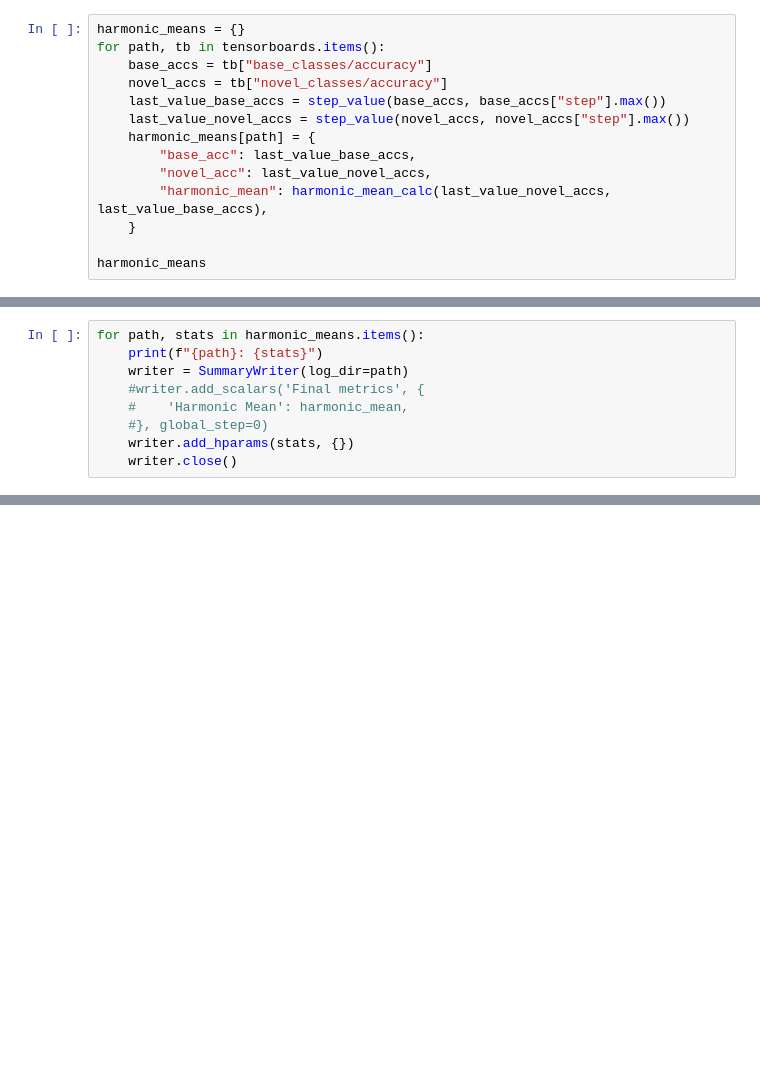
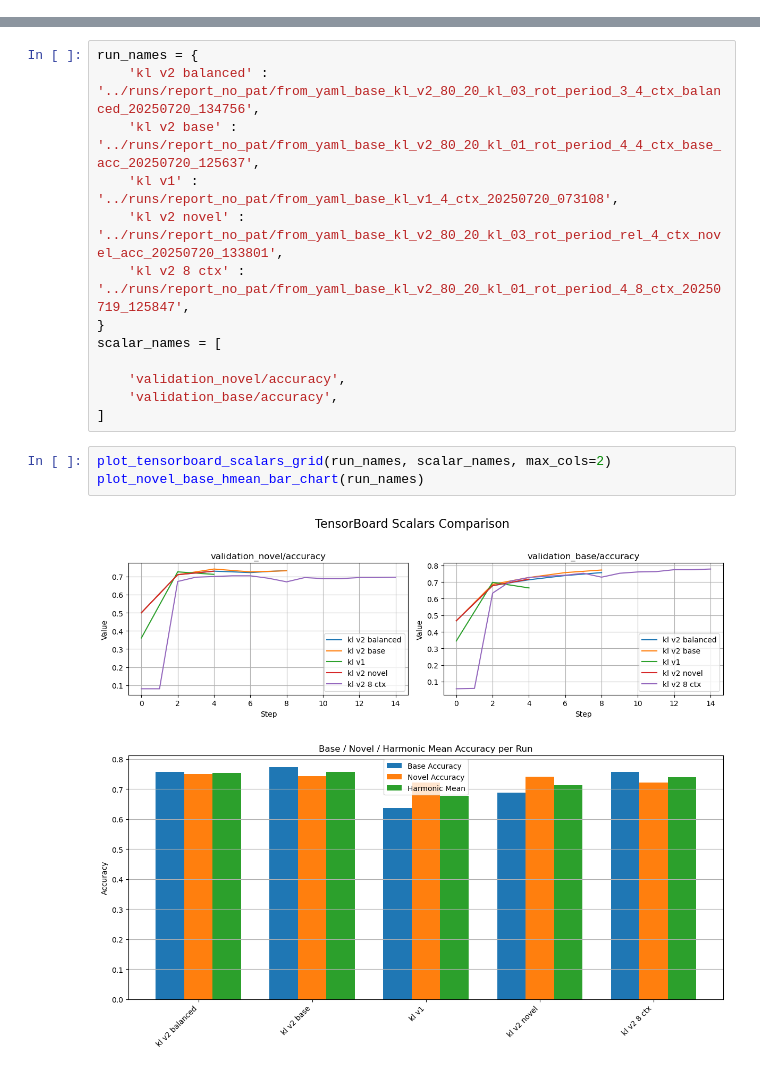
Before and after one commit to bacobax/DeepL-project, a Jupyter notebook: notebooks/tensorboard_on_fly_corrections.ipynb, the cells around one changed output, grey strips where cells are left out. Drawn from its saved outputs; the diff is of its cells as text; blank space fills up the shorter version.

Commit message:
new tensorboard charts on notebook

```diff
--- a/notebooks/tensorboard_on_fly_corrections.ipynb
+++ b/notebooks/tensorboard_on_fly_corrections.ipynb
@@ -99,14 +0,0 @@ def step_value(df, step):
-# %%
-harmonic_means = {}
-for path, tb in tensorboards.items():
-    base_accs = tb["base_classes/accuracy"]
-    novel_accs = tb["novel_classes/accuracy"]
-    last_value_base_accs = step_value(base_accs, base_accs["step"].max())
-    last_value_novel_accs = step_value(novel_accs, novel_accs["step"].max())
-    harmonic_means[path] = {
-        "base_acc": last_value_base_accs,
-        "novel_acc": last_value_novel_accs,
-        "harmonic_mean": harmonic_mean_calc(last_value_novel_accs, last_value_base_accs),
-    }
-
-harmonic_means
@@ -130,9 +0,0 @@ a: 0.7344940304756165, b: 0.7638495564460754
-# %%
-for path, stats in harmonic_means.items():
-    print(f"{path}: {stats}")
-    writer = SummaryWriter(log_dir=path)
-    #writer.add_scalars('Final metrics', {
-    #    'Harmonic Mean': harmonic_mean,
-    #}, global_step=0)
-    writer.add_hparams(stats, {})
-    writer.close()
@@ -162,0 +134,19 @@ odict_keys(['ctx', 'token_prefix', 'token_suffix'])
+# %%
+run_names = {
+    'kl v2 balanced' : '../runs/report_no_pat/from_yaml_base_kl_v2_80_20_kl_03_rot_period_3_4_ctx_balanced_20250720_134756',
+    'kl v2 base' :  '../runs/report_no_pat/from_yaml_base_kl_v2_80_20_kl_01_rot_period_4_4_ctx_base_acc_20250720_125637',
+    'kl v1' : '../runs/report_no_pat/from_yaml_base_kl_v1_4_ctx_20250720_073108',
+    'kl v2 novel' : '../runs/report_no_pat/from_yaml_base_kl_v2_80_20_kl_03_rot_period_rel_4_ctx_novel_acc_20250720_133801',
+    'kl v2 8 ctx' : '../runs/report_no_pat/from_yaml_base_kl_v2_80_20_kl_01_rot_period_4_8_ctx_20250719_125847',
+}
+scalar_names = [
+
+    'validation_novel/accuracy',
+    'validation_base/accuracy',
+]
+# %%
+plot_tensorboard_scalars_grid(run_names, scalar_names, max_cols=2)
+plot_novel_base_hmean_bar_chart(run_names)
+# %% [output]
+[figure, added]
+[figure, added]
```
Also changed, not shown: parts of 23 cells of this notebook.
